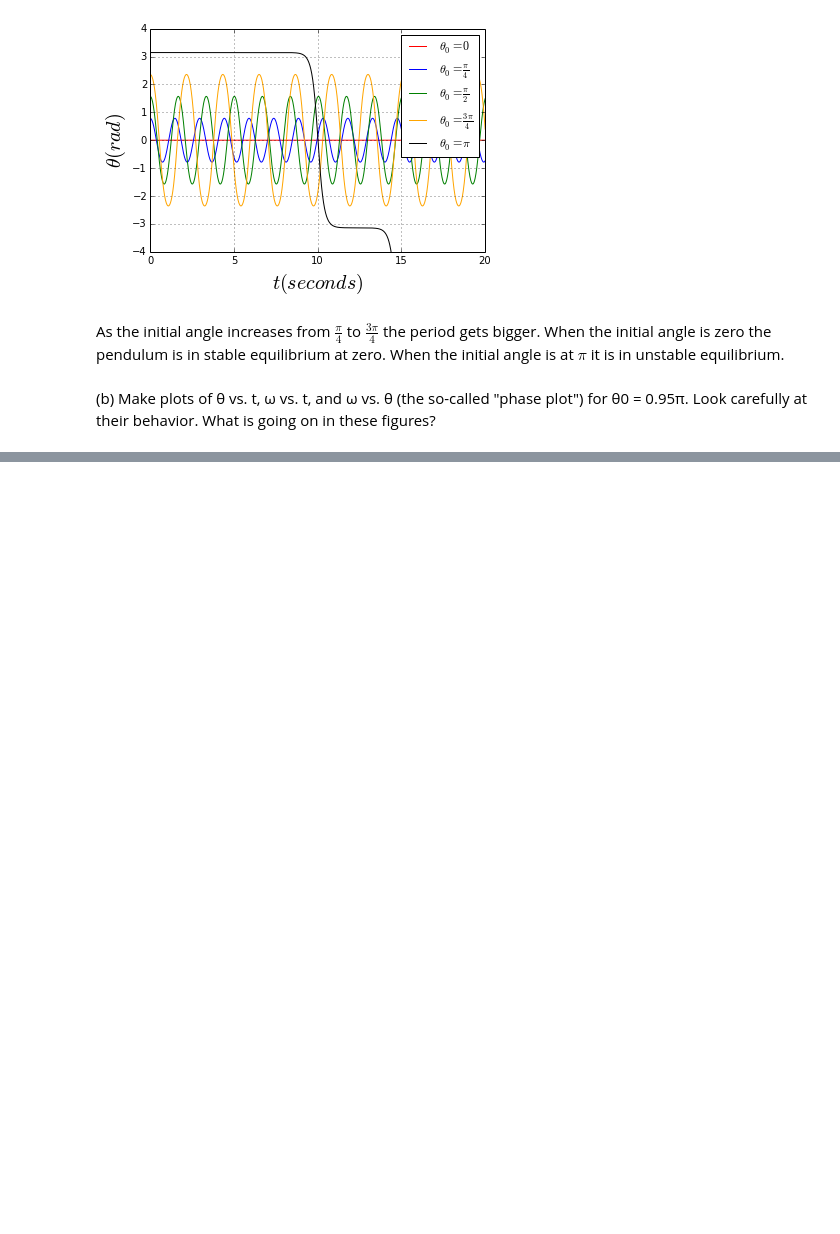
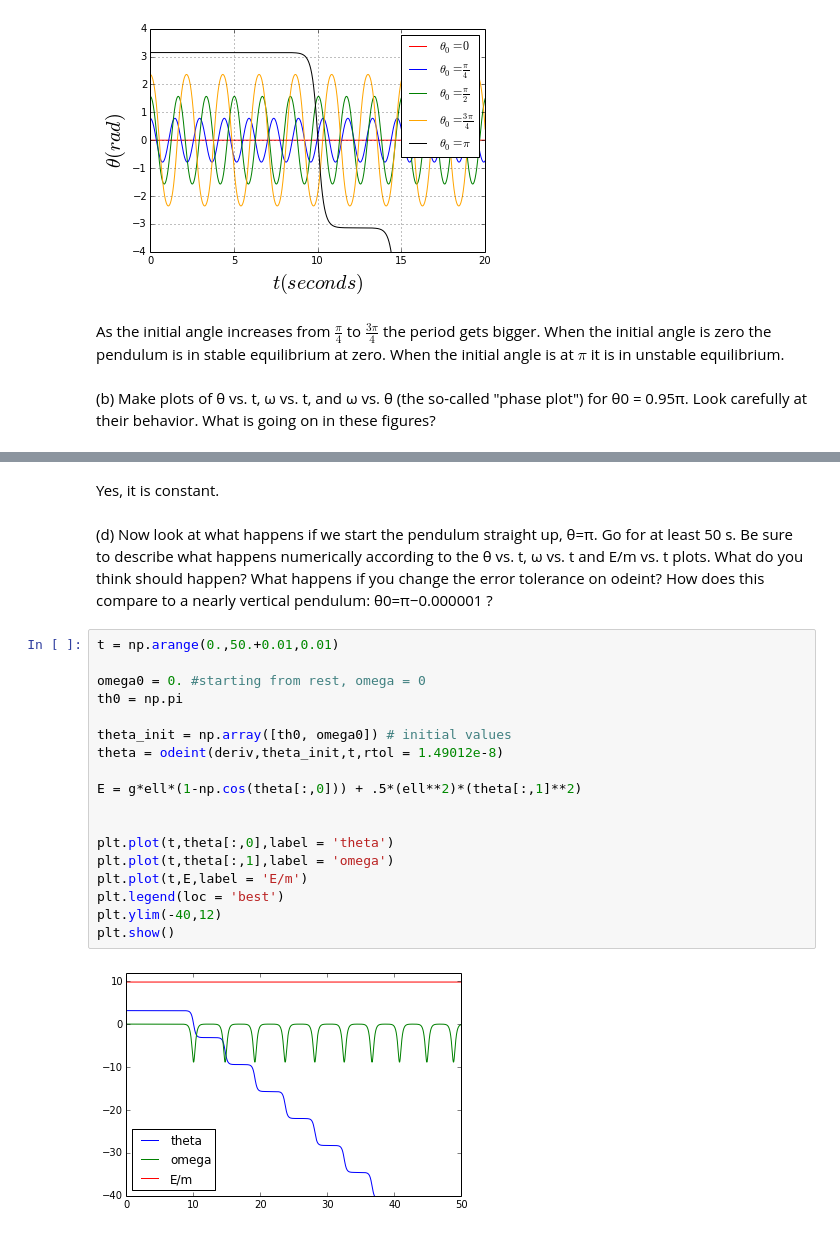
Before and after one commit to jparke08/PHYS202-S14, a Jupyter notebook: SciPy/ODEExercises.ipynb, the cells around one changed output, grey strips where cells are left out. Drawn from its saved outputs; the diff is of its cells as text; blank space fills up the shorter version.

```diff
--- a/SciPy/ODEExercises.ipynb
+++ b/SciPy/ODEExercises.ipynb
@@ -82,0 +100,24 @@ The peaks in the angular velocity correspond to the pendulum passing through the
+# %% [markdown]
+Yes, it is constant.
+# %% [markdown]
+(d) Now look at what happens if we start the pendulum straight up, θ=π. Go for at least 50 s. Be sure to describe what happens numerically according to the θ vs. t, ω vs. t and E/m vs. t plots. What do you think should happen? What happens if you change the error tolerance on odeint? How does this compare to a nearly vertical pendulum: θ0=π−0.000001 ?
+# %%
+t = np.arange(0.,50.+0.01,0.01)
+
+omega0 = 0. #starting from rest, omega = 0
+th0 = np.pi
+
+theta_init = np.array([th0, omega0]) # initial values
+theta = odeint(deriv,theta_init,t,rtol = 1.49012e-8)
+
+E = g*ell*(1-np.cos(theta[:,0])) + .5*(ell**2)*(theta[:,1]**2)
+
+
+plt.plot(t,theta[:,0],label = 'theta')
+plt.plot(t,theta[:,1],label = 'omega')
+plt.plot(t,E,label = 'E/m')
+plt.legend(loc = 'best')
+plt.ylim(-40,12)
+plt.show()
+# %% [output]
+[figure, added]
```
Also changed, not shown: parts of 9 cells of this notebook.
